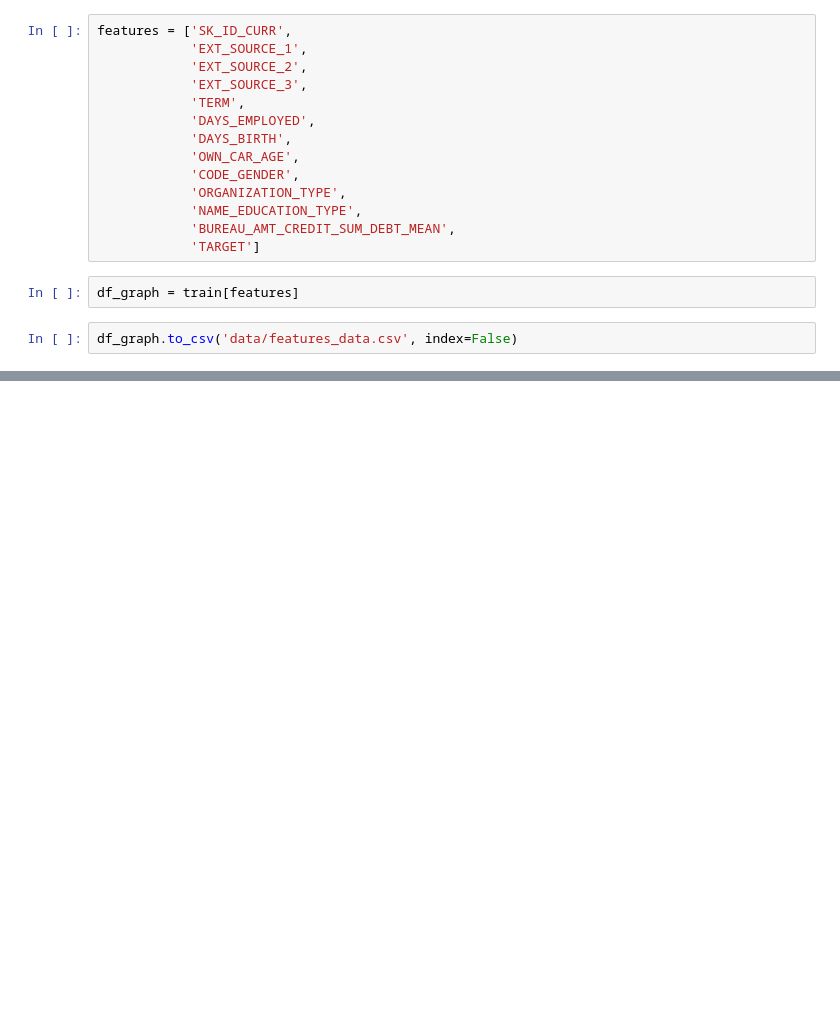
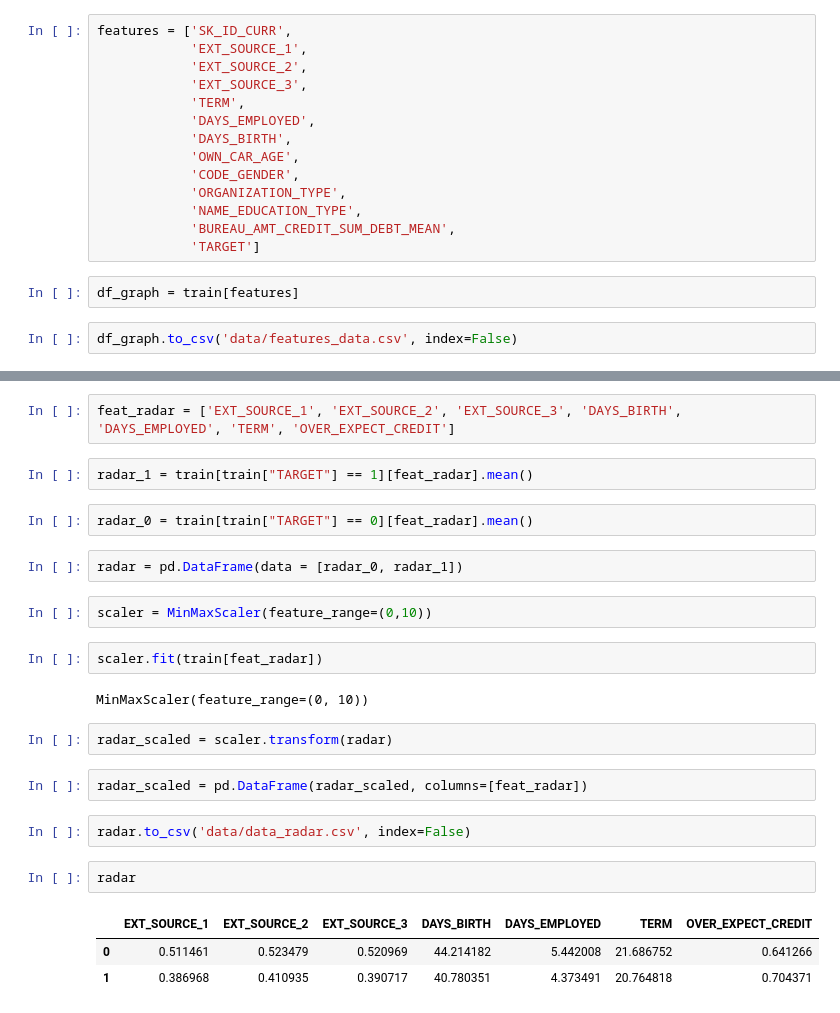
Before and after one commit to MatthieuLL/P7_OC_Scoring_Credit, a Jupyter notebook: P07_MODELISATION.ipynb, the cells around one changed output, grey strips where cells are left out. Cells and saved outputs as stored; diff of their text form; blank space fills up the shorter version.

```diff
--- a/P07_MODELISATION.ipynb
+++ b/P07_MODELISATION.ipynb
@@ -357,0 +355,26 @@ print(lgb.__version__)
+# %%
+feat_radar = ['EXT_SOURCE_1', 'EXT_SOURCE_2', 'EXT_SOURCE_3', 'DAYS_BIRTH', 'DAYS_EMPLOYED', 'TERM', 'OVER_EXPECT_CREDIT']
+# %%
+radar_1 = train[train["TARGET"] == 1][feat_radar].mean()
+# %%
+radar_0 = train[train["TARGET"] == 0][feat_radar].mean()
+# %%
+radar = pd.DataFrame(data = [radar_0, radar_1])
+# %%
+scaler = MinMaxScaler(feature_range=(0,10))
+# %%
+scaler.fit(train[feat_radar])
+# %% [output]
+MinMaxScaler(feature_range=(0, 10))
+# %%
+radar_scaled = scaler.transform(radar)
+# %%
+radar_scaled = pd.DataFrame(radar_scaled, columns=[feat_radar])
+# %%
+radar.to_csv('data/data_radar.csv', index=False)
+# %%
+radar
+# %% [output]
+|  | EXT_SOURCE_1 | EXT_SOURCE_2 | EXT_SOURCE_3 | DAYS_BIRTH | DAYS_EMPLOYED | TERM | OVER_EXPECT_CREDIT |
+| 0 | 0.511461 | 0.523479 | 0.520969 | 44.214182 | 5.442008 | 21.686752 | 0.641266 |
+| 1 | 0.386968 | 0.410935 | 0.390717 | 40.780351 | 4.373491 | 20.764818 | 0.704371 |
```
Also changed, not shown: parts of 7 cells of this notebook, 6 other files.
